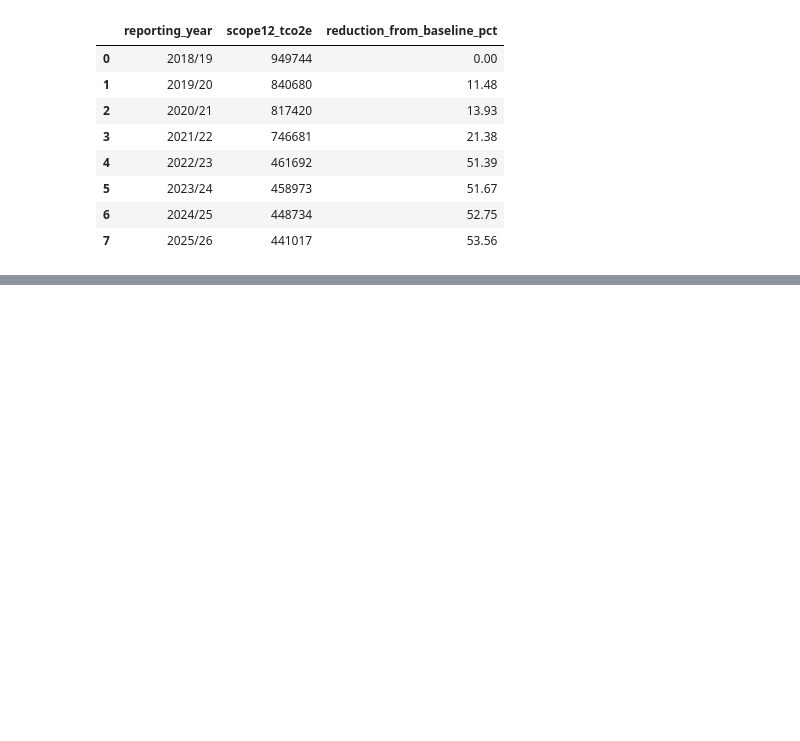
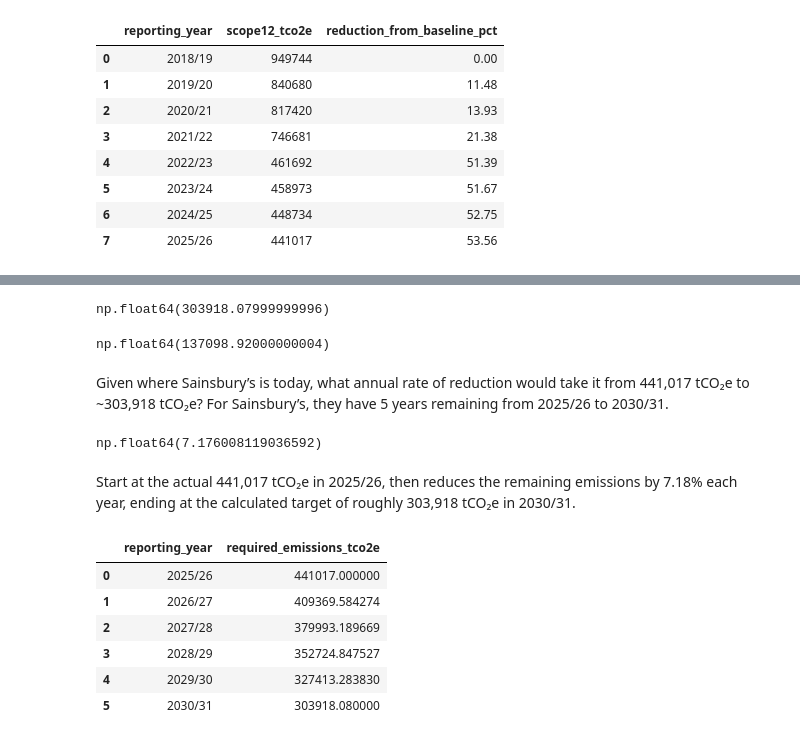
Before and after one commit to naema-bakar/retail-sustainability-benchmarking, a Jupyter notebook: notebooks/01_sbti_target_analysis.ipynb, the cells around one changed output, grey strips where cells are left out. Cells and saved outputs as stored; diff of their text form; code cells hidden in the pictures; blank space fills up the shorter version.

Commit message:
Add Sainsburys SBTi pathway analysis

```diff
--- a/notebooks/01_sbti_target_analysis.ipynb
+++ b/notebooks/01_sbti_target_analysis.ipynb
@@ -595,0 +598,61 @@ sainsburys_df
+# %%
+sainsburys_sbti_target_reduction_pct = 68
+sainsburys_sbti_target_year = 2030
+
+sainsburys_target_emissions= (sainsburys_baseline*(1-0.68))
+sainsburys_target_emissions
+# %% [output]
+np.float64(303918.07999999996)
+# %%
+sainsburys_current_emissions = sainsburys_df.loc[
+    sainsburys_df["reporting_year"] == "2025/26",
+    "scope12_tco2e"
+].iloc[0]
+
+sainsburys_remaining_reduction_tco2e = (
+    sainsburys_current_emissions - sainsburys_target_emissions
+)
+
+sainsburys_remaining_reduction_tco2e
+# %% [output]
+np.float64(137098.92000000004)
+# %% [markdown]
+Given where Sainsbury’s is today, what annual rate of reduction would take it from 441,017 tCO₂e to ~303,918 tCO₂e? For Sainsbury’s, they have 5 years remaining from 2025/26 to 2030/31.
+# %%
+sainsburys_years_remaining = 5
+sainsburys_required_annual_rate = (1-(sainsburys_target_emissions/sainsburys_current_emissions)**(1/sainsburys_years_remaining))*100
+sainsburys_required_annual_rate
+# %% [output]
+np.float64(7.176008119036592)
+# %% [markdown]
+Start at the actual 441,017 tCO₂e in 2025/26, then reduces the remaining emissions by 7.18% each year, ending at the calculated target of roughly 303,918 tCO₂e in 2030/31.
+# %%
+sainsburys_pathway_years = [
+    "2025/26",
+    "2026/27",
+    "2027/28",
+    "2028/29",
+    "2029/30",
+    "2030/31"
+]
+
+sainsburys_pathway_emissions = [
+    sainsburys_current_emissions
+    * (1 - sainsburys_required_annual_rate / 100) ** year
+    for year in range(6)
+]
+
+sainsburys_pathway_df = pd.DataFrame({
+    "reporting_year": sainsburys_pathway_years,
+    "required_emissions_tco2e": sainsburys_pathway_emissions
+})
+
+sainsburys_pathway_df
+# %% [output]
+|  | reporting_year | required_emissions_tco2e |
+| 0 | 2025/26 | 441017.000000 |
+| 1 | 2026/27 | 409369.584274 |
+| 2 | 2027/28 | 379993.189669 |
+| 3 | 2028/29 | 352724.847527 |
+| 4 | 2029/30 | 327413.283830 |
+| 5 | 2030/31 | 303918.080000 |
```
Also changed, not shown: parts of 4 cells of this notebook.
